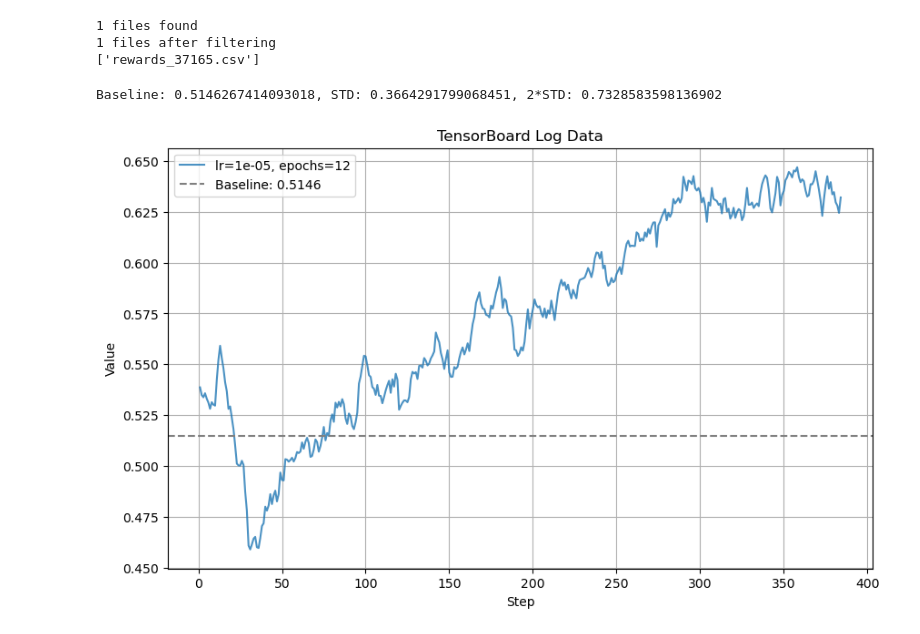
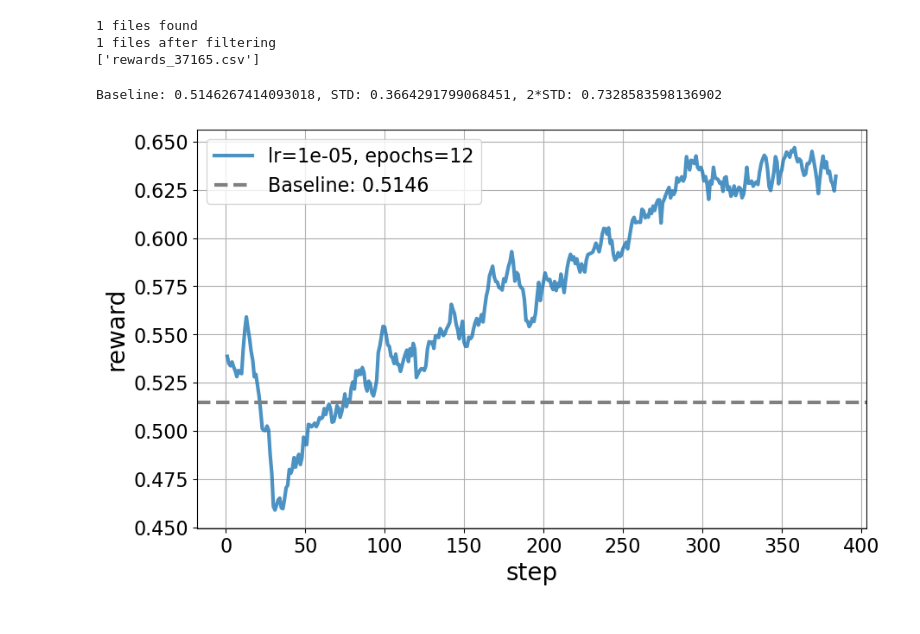
Before and after one commit to AugustasMacijauskas/mlmi-thesis, a Jupyter notebook: src/ppo/sandbox/plot_tb_and_baseline.ipynb, the cells around one changed output. Drawn from its saved outputs; the diff is of its cells as text; code cells hidden in the pictures.

```diff
--- a/src/ppo/sandbox/plot_tb_and_baseline.ipynb
+++ b/src/ppo/sandbox/plot_tb_and_baseline.ipynb
@@ -8,7 +8,7 @@ import torch
 # %%
 labels_dict = {
     "custom_data_v4": [
-        f"{lr=}, {epochs=}" for lr, epochs in zip([1.4e-5, 1.4e-5, 5e-6, 1e-5], [4, 6, 4, 12])
+        f"{lr=}, {epochs=}{' (cancelled)' if epochs == 3 else ''}" for lr, epochs in zip([1.4e-5, 1.4e-5, 5e-6, 1e-5], [4, 6, 3, 12])
     ],
     "imdb": [
         f"{lr=}, {epochs=}" for lr, epochs in zip([1e-5, 1e-5, 1e-5, 1.4e-5, 1e-5], [4, 10, 10, 12, 12])
@@ -29,7 +29,7 @@ if pattern == "custom_data_v4":
     files = files[1:]
     labels_dict[pattern] = labels_dict[pattern][1:]
 elif pattern == "imdb":
-    files = [x for x in files if not "supervised" in x.name]
+    files = [x for x in files if not "supervised" in x.parent.name]
     files = files[-2:]
     labels_dict[pattern] = labels_dict[pattern][-2:]
 
@@ -40,6 +40,11 @@ print([x.name for x in files])
 1 files after filtering
 ['rewards_37165.csv']
 # %%
+label_fontsize = 20
+tick_fontsize = 16
+linewidth = 3
+
+
 def plot_rewards(df, ts_factor=0.8, label=None, alpha=1.0):
     # Calculate EMA values using provided formula
     y_ema_updated = df['Value'].ewm(alpha=(1 - ts_factor)).mean()
@@ -48,7 +53,7 @@ def plot_rewards(df, ts_factor=0.8, label=None, alpha=1.0):
     # plt.plot(df['Step'], df['Value'], label='Original data')
 
     # Plot EMA data
-    plt.plot(df['Step'], y_ema_updated, label=label, alpha=alpha)
+    plt.plot(df['Step'], y_ema_updated, label=label, alpha=alpha, linewidth=linewidth)
 
 
 # Define baseline and std
@@ -56,37 +61,41 @@ def plot_rewards(df, ts_factor=0.8, label=None, alpha=1.0):
 rewards = torch.load(f"outputs/ppo_rewards_{pattern}_len_4_2.pt")
 baseline = rewards.mean()
 std = rewards.std()
 print(f"Baseline: {baseline}, STD: {std}, 2*STD: {2 * std}")
 
 # Update EMA coefficient
 ts_factor = 0.8
 
 # Create the plot
 plt.figure(figsize=(10, 6))
 
 for file, label in zip(files, labels_dict[pattern]):
     # Load the CSV data into a pandas DataFrame
     df = pd.read_csv(file)
     plot_rewards(df, ts_factor=ts_factor, label=label, alpha=0.8)
 
 
 # Add baseline and std
-plt.axhline(y=baseline, color='grey', linestyle='--', label=f'Baseline: {baseline:.4f}')
+plt.axhline(y=baseline, color='grey', linestyle='--', label=f'Baseline: {baseline:.4f}', linewidth=linewidth)
 # plt.fill_between(df['Step'], (baseline - std), (baseline + std), color='grey', alpha=0.5, label=f'STD: {std}')
 
 # Add title and labels
-plt.title('TensorBoard Log Data')
-plt.xlabel('Step')
-plt.ylabel('Value')
+# plt.title('TensorBoard Log Data')
+plt.xlabel('step', fontsize=label_fontsize)
+plt.ylabel('reward', fontsize=label_fontsize)
+
+# Set the tick label font size
+plt.tick_params(axis='both', which='major', labelsize=tick_fontsize)
 
 # Grid
 plt.grid()
 
 # Add legend
-plt.legend()
+plt.legend(fontsize=tick_fontsize)
 
 # Display the plot
-plt.show()
+# plt.show()
+plt.savefig(f'outputs/rl_{pattern}.png', dpi=300)
 # %% [output]
 Baseline: 0.5146267414093018, STD: 0.3664291799068451, 2*STD: 0.7328583598136902
-[figure, old version]
+[figure, new version]
```
Also changed, not shown: 20 other files.
